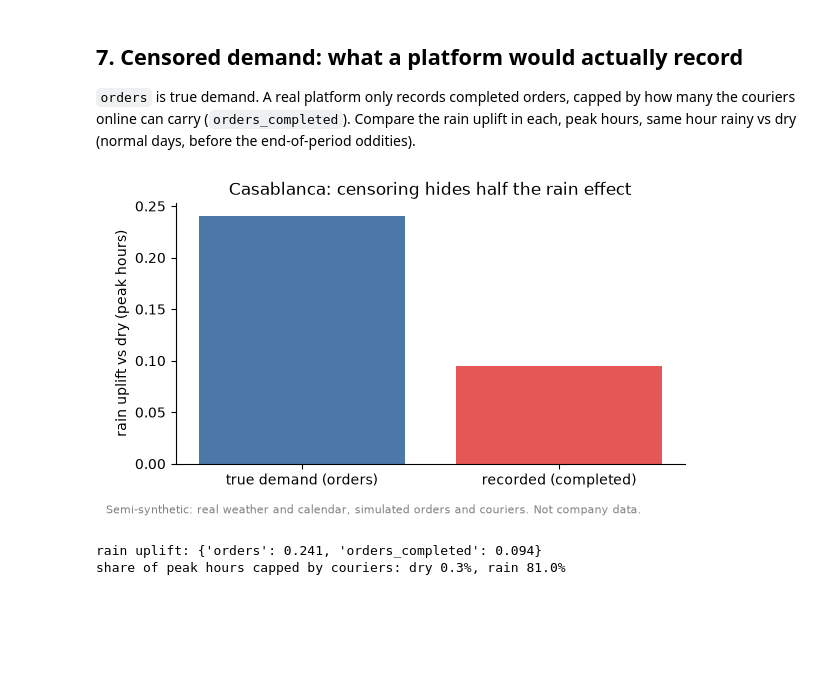
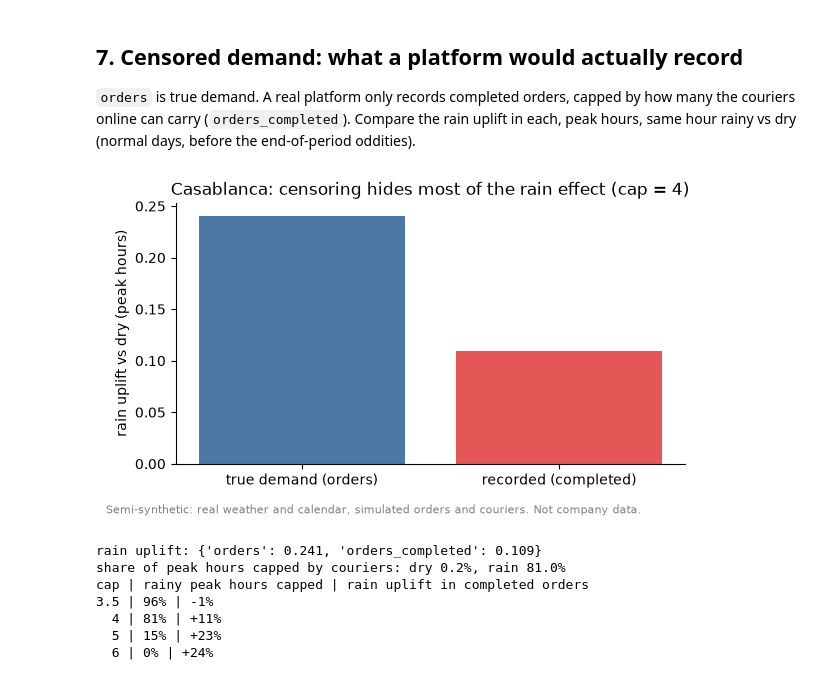
Before and after one commit to nicola-stoichkov/africa_demand_forecast, a Jupyter notebook: notebooks/01_eda.ipynb, the cells around one changed output. Drawn from its saved outputs; the diff is of its cells as text; code cells hidden in the pictures; blank space fills up the shorter version.

```diff
--- a/notebooks/01_eda.ipynb
+++ b/notebooks/01_eda.ipynb
@@ -177,17 +180,29 @@ Name: orders, dtype: float64
 # %%
 c = df[(df.timestamp < '2026-08-01') & df.hour.isin([12, 13, 14, 19, 20, 21, 22])
        & ~df.is_holiday & ~df.is_ramadan & ~df.is_promo]
 m = c.groupby(['hour', 'raining'])[['orders', 'orders_completed']].mean()
 uplift = (m.xs(True, level='raining') / m.xs(False, level='raining')).mean() - 1
 capped = (c['orders'] > c['orders_completed']).groupby(c['raining']).mean()
 fig, ax = plt.subplots(figsize=(6, 3.5))
 ax.bar(['true demand (orders)', 'recorded (completed)'], uplift.values, color=['#4c78a8', '#e45756'])
-ax.set_ylabel('rain uplift vs dry (peak hours)'); ax.set_title('Casablanca: censoring hides half the rain effect'); label(fig)
+ax.set_ylabel('rain uplift vs dry (peak hours)'); ax.set_title(f'Casablanca: censoring hides most of the rain effect (cap = {MAX_ORDERS_PER_COURIER})'); label(fig)
 plt.show()
 print('rain uplift:', uplift.round(3).to_dict())
 print('share of peak hours capped by couriers: dry %.1f%%, rain %.1f%%' % (100 * capped[False], 100 * capped[True]))
+
+# The cap is an assumption: how much does the result depend on it?
+print('cap | rainy peak hours capped | rain uplift in completed orders')
+for cap in [3.5, 4, 5, 6]:
+    done = c['orders'].clip(upper=c['couriers_online'] * cap)  # completed orders under this cap
+    md = done.groupby([c['hour'], c['raining']]).mean().unstack()
+    print(f"{cap:>3} | {(c['orders'] > done)[c['raining']].mean():.0%} | {(md[True] / md[False]).mean() - 1:+.0%}")
 # %% [output]
-[figure, old version]
+[figure, new version]
-rain uplift: {'orders': 0.241, 'orders_completed': 0.094}
-share of peak hours capped by couriers: dry 0.3%, rain 81.0%
+rain uplift: {'orders': 0.241, 'orders_completed': 0.109}
+share of peak hours capped by couriers: dry 0.2%, rain 81.0%
+cap | rainy peak hours capped | rain uplift in completed orders
+3.5 | 96% | -1%
+  4 | 81% | +11%
+  5 | 15% | +23%
+  6 | 0% | +24%
 # %% [markdown]
```
Also changed, not shown: parts of 6 cells of this notebook, 8 other files.
